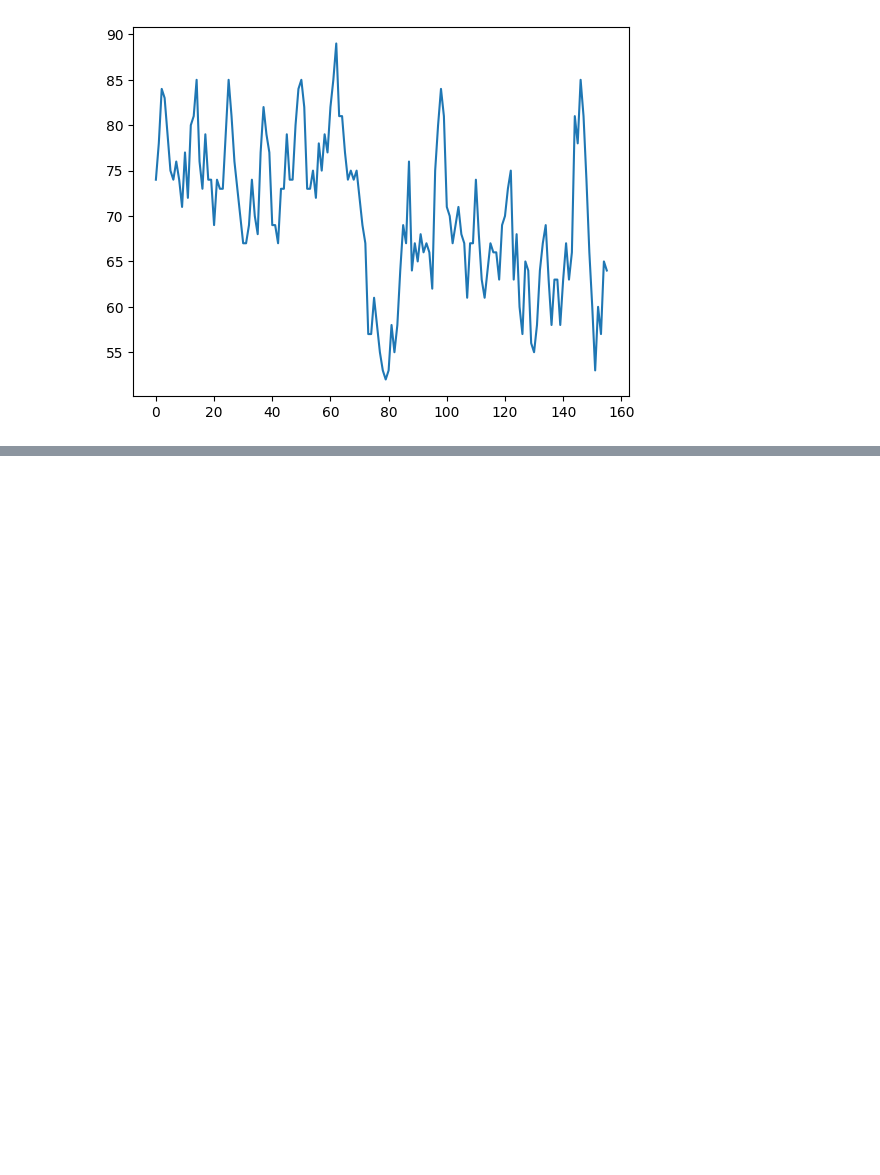
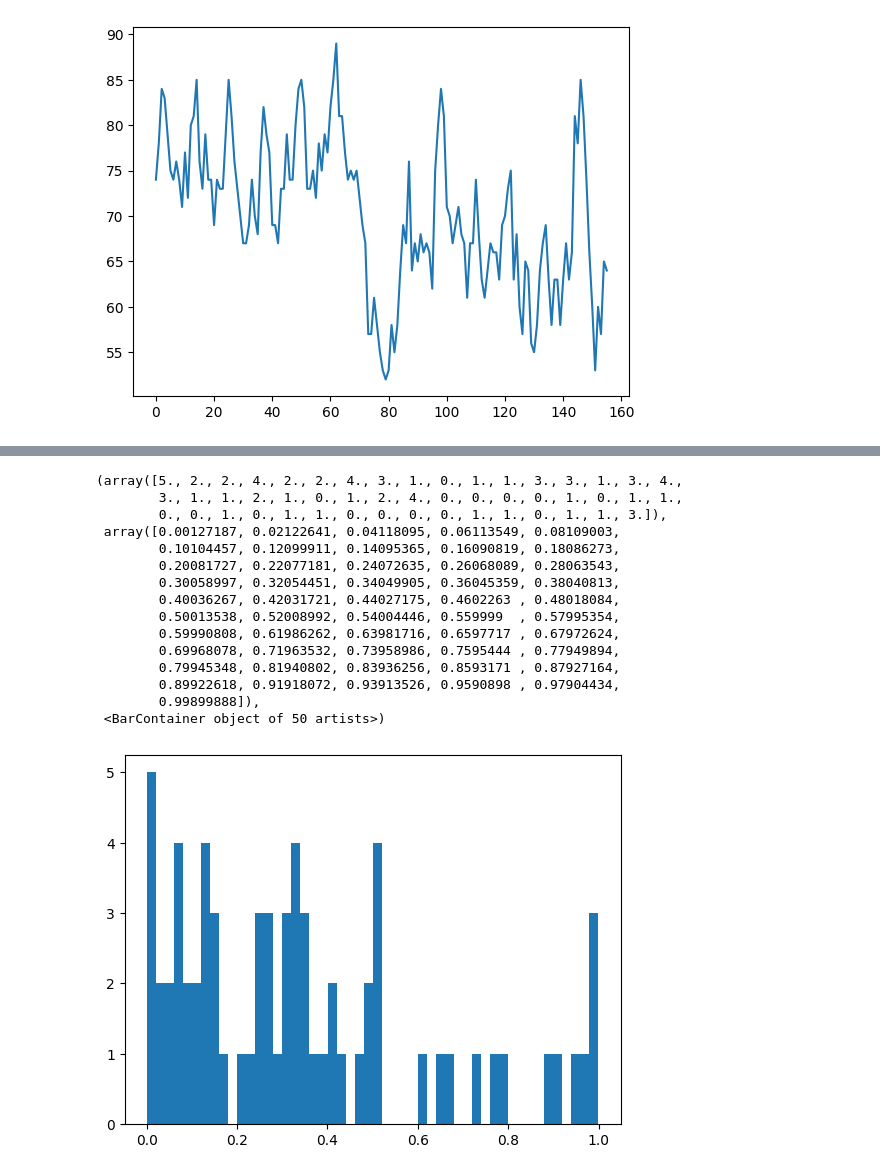
Before and after one commit to ods-pet-projects/spb-ai-hack2022, a Jupyter notebook: metamodel.ipynb, the cells around one changed output, grey strips where cells are left out. Cells and saved outputs as stored; diff of their text form; code cells hidden in the pictures; blank space fills up the shorter version.

Commit message:
val on public data

```diff
--- a/metamodel.ipynb
+++ b/metamodel.ipynb
@@ -65,2 +61,0 @@ trend_model.coef_, trend_model.intercept_
-# %%
-diff = wo_seasons - trend_model.predict(ids)
@@ -81,2 +61,0 @@ from statsmodels.tsa.stattools import adfuller
-# %%
-result = adfuller(diff_norm)
@@ -93,0 +62,21 @@ result
+# %%
+def remove_nan_prefix(X):
+    X = np.array(X, dtype=float)
+    last_nan = np.max(list(np.where(np.isnan(X))[0]) + [-1])
+    X = X[last_nan + 1:]
+    return X
+# %%
+adfuller_vals = []
+for i in range(train_data.shape[1]):
+    X = train_data.values[:, i]
+    X = remove_nan_prefix(X)
+    decompose_result = seasonal_decompose(X, model="additive", period=12)
+
+    trend = decompose_result.trend
+    seasonal = decompose_result.seasonal
+    residual = decompose_result.resid
+
+    diff = X - seasonal
+    diff = (diff - np.mean(diff)) / np.std(diff)
+    result = adfuller(diff)
+    adfuller_vals.append(result[1])
@@ -94,3 +101,22 @@ result
+# %%
+plt.hist(adfuller_vals, bins=50)
+# %% [output]
+(array([5., 2., 2., 4., 2., 2., 4., 3., 1., 0., 1., 1., 3., 3., 1., 3., 4.,
+        3., 1., 1., 2., 1., 0., 1., 2., 4., 0., 0., 0., 0., 1., 0., 1., 1.,
+        0., 0., 1., 0., 1., 1., 0., 0., 0., 0., 1., 1., 0., 1., 1., 3.]),
+ array([0.00127187, 0.02122641, 0.04118095, 0.06113549, 0.08109003,
+        0.10104457, 0.12099911, 0.14095365, 0.16090819, 0.18086273,
+        0.20081727, 0.22077181, 0.24072635, 0.26068089, 0.28063543,
+        0.30058997, 0.32054451, 0.34049905, 0.36045359, 0.38040813,
+        0.40036267, 0.42031721, 0.44027175, 0.4602263 , 0.48018084,
+        0.50013538, 0.52008992, 0.54004446, 0.559999  , 0.57995354,
+        0.59990808, 0.61986262, 0.63981716, 0.6597717 , 0.67972624,
+        0.69968078, 0.71963532, 0.73958986, 0.7595444 , 0.77949894,
+        0.79945348, 0.81940802, 0.83936256, 0.8593171 , 0.87927164,
+        0.89922618, 0.91918072, 0.93913526, 0.9590898 , 0.97904434,
+        0.99899888]),
+ <BarContainer object of 50 artists>)
+[figure, added]
 # %%
 def total(wmsfes):
     score = 0
```
Also changed, not shown: parts of 51 cells of this notebook.
